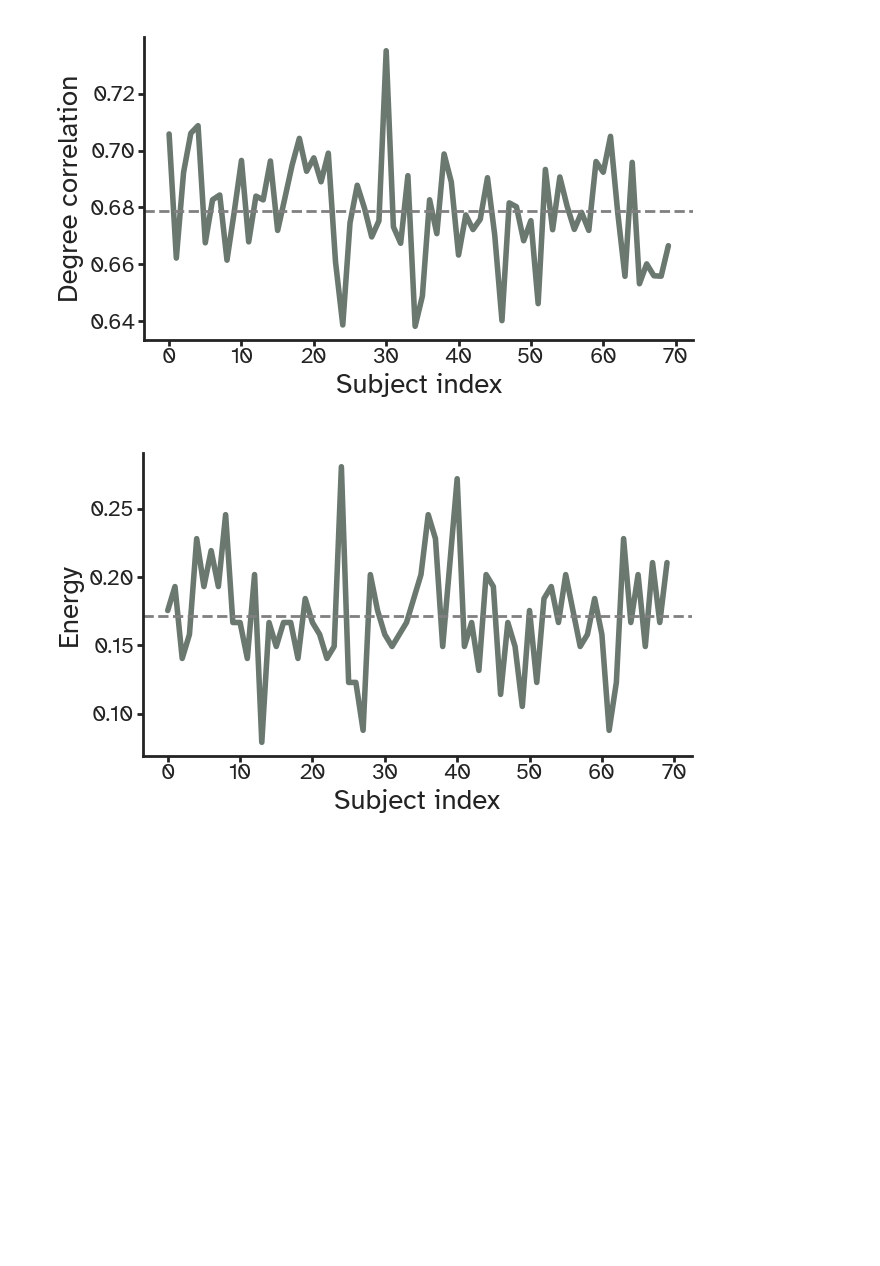
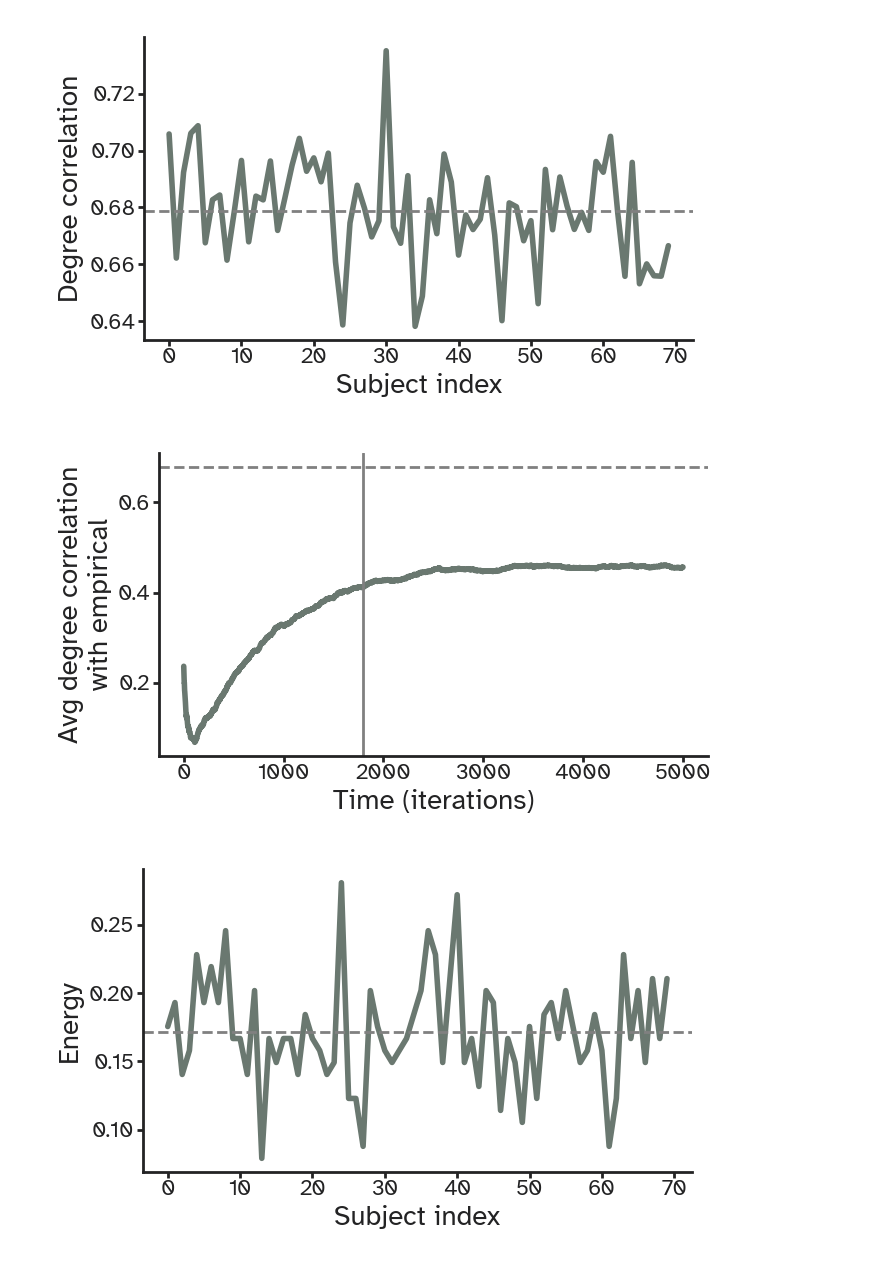
Before and after one commit to kuffmode/Optimal_networks, a Jupyter notebook: playground.ipynb, the cells around one changed output. Drawn from its saved outputs; the diff is of its cells as text; code cells hidden in the pictures; blank space fills up the shorter version.

Commit message:
adjusted plots

```diff
--- a/playground.ipynb
+++ b/playground.ipynb
@@ -295,6 +285,17 @@ plt.ylabel("Degree correlation")
 sns.despine()
 # %% [output]
 [figure]
+# %%
+plt.figure(figsize=viz.cm_to_inch(default_sizes['half_column']), dpi=200)
+plt.plot(degree_correlation,lw=2)
+plt.xlabel("Time (iterations)")
+plt.ylabel("Avg degree correlation\nwith empirical")
+plt.axvline(np.argmin(fit_vector), color='gray', linestyle='-')
+plt.axhline(np.mean(intersubject_correlation), color='gray', linestyle='--')
+
+sns.despine()
+# %% [output]
+[figure, added]
 # %%
 plt.figure(figsize=viz.cm_to_inch(default_sizes['half_column']), dpi=200)
 intersubject_energy = np.zeros(all_connectomes.shape[2])
```
Also changed, not shown: parts of 3 cells of this notebook.
